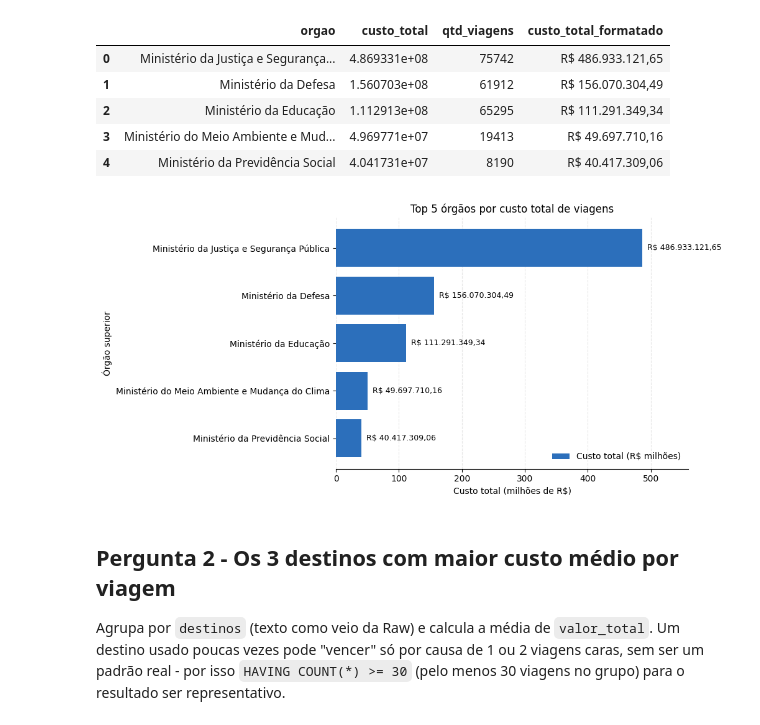
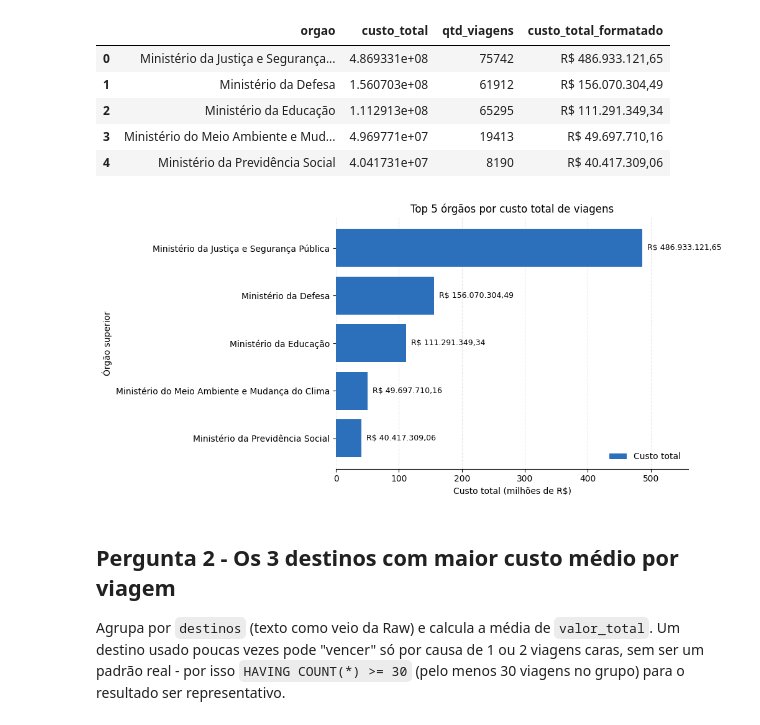
Before and after one commit to rodolfoespinola/Projeto_Transparencia_RodolfoEspinola_Analise_de_Dados_T2, a Jupyter notebook: notebooks/3_analise.ipynb, the cells around one changed output. Drawn from its saved outputs; the diff is of its cells as text; code cells hidden in the pictures.

```diff
--- a/notebooks/3_analise.ipynb
+++ b/notebooks/3_analise.ipynb
@@ -84,26 +84,26 @@ q1
 # %%
 custo_total_mi = q1['custo_total'] / 1_000_000  # em milhoes, so para caber no eixo
 
 fig, ax = plt.subplots(figsize=(10, 5))
-ax.barh(q1['orgao'], custo_total_mi, color='#2c6fbb', label='Custo total (R$ milhões)')
+ax.barh(q1['orgao'], custo_total_mi, color='#2c6fbb', label='Custo total')
 ax.invert_yaxis()  # maior no topo
 ax.set_title('Top 5 órgãos por custo total de viagens')
 ax.set_xlabel('Custo total (milhões de R$)')
 ax.set_ylabel('Órgão superior')
 ax.grid(axis='x', linestyle='--', alpha=0.3)
 ax.set_axisbelow(True)
 ax.set_xlim(0, custo_total_mi.max()*1.15)
 ax.spines['top'].set_visible(False)
 ax.spines['right'].set_visible(False)
 ax.spines['left'].set_visible(False)
 for i, valor in enumerate(q1['custo_total']):
     ax.text(valor / 1_000_000, i, '  ' + reais(valor), va='center', fontsize=9)
 ax.legend(loc='lower right', frameon=False)
 plt.tight_layout()
 salvar_grafico('pergunta1_top_orgaos_custo_total.png')
 plt.show()
 # %% [output]
-[figure, old version]
+[figure, new version]
 # %% [markdown]
 ## Pergunta 2 - Os 3 destinos com maior custo médio por viagem
 Agrupa por `destinos` (texto como veio da Raw) e calcula a média de
```
Also changed, not shown: parts of 3 cells of this notebook, 4 other files.
